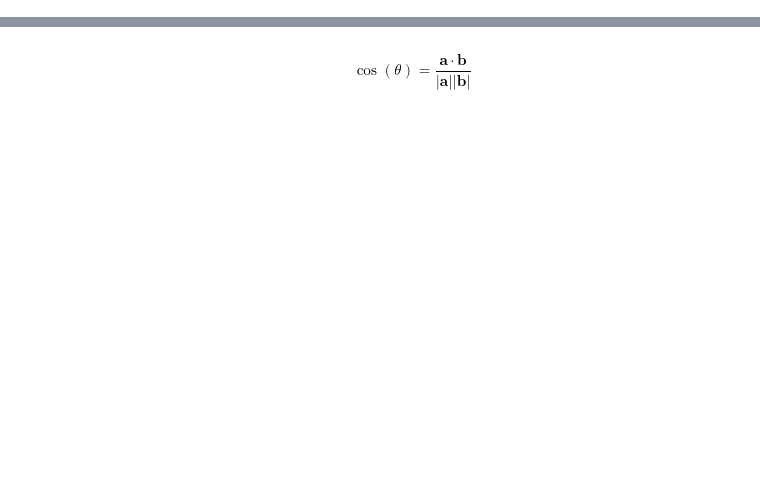
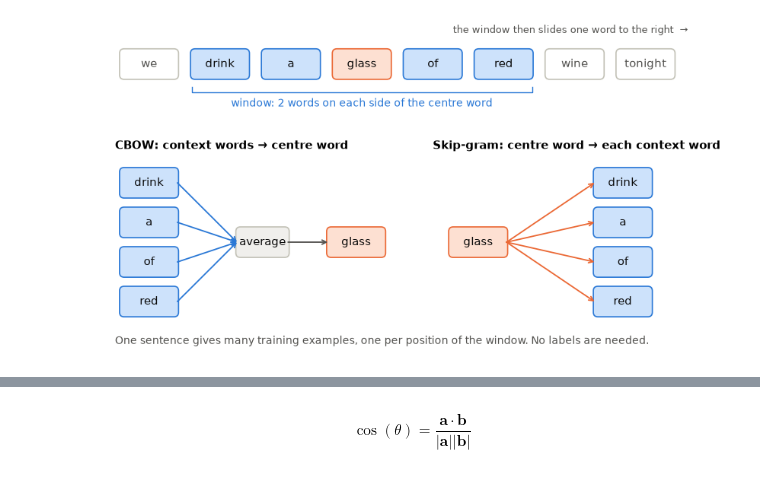
Before and after one commit to Andrian0s/ML4NLP1-2026-Tutorial-Notebooks, a Jupyter notebook: tutorials_notebooks_in_class_2026/W06_similarity_analogy.ipynb, the cells around one changed output, grey strips where cells are left out. Cells and saved outputs as stored; diff of their text form; code cells hidden in the pictures; blank space fills up the shorter version.

```diff
--- a/tutorials_notebooks_in_class_2026/W06_similarity_analogy.ipynb
+++ b/tutorials_notebooks_in_class_2026/W06_similarity_analogy.ipynb
@@ -206,0 +69,51 @@ def plot_vectors(words, embed):
+# %%
+# @title Diagram: training examples for word2vec
+from matplotlib.patches import FancyBboxPatch
+
+def word_box(ax, x, y, text, kind='other', w=1.0, h=0.5):
+    face, edge, color = {'center': ('#fde0d2', '#eb6834', '#0b0b0b'), 'context': ('#cde2fb', '#2a78d6', '#0b0b0b'),
+                         'other': ('white', '#c3c2b7', '#52514e'), 'op': ('#f0efec', '#c3c2b7', '#0b0b0b')}[kind]
+    ax.add_patch(FancyBboxPatch((x - w / 2, y - h / 2), w, h, boxstyle='round,pad=0.02,rounding_size=0.08',
+                                facecolor=face, edgecolor=edge, lw=1.2))
+    ax.text(x, y, text, ha='center', va='center', color=color, fontsize=11)
+
+def arrow(ax, start, end, color='#52514e'):
+    ax.annotate('', xy=end, xytext=start, arrowprops=dict(arrowstyle='->', color=color, lw=1.3, shrinkA=0, shrinkB=0))
+
+tokens = ['we', 'drink', 'a', 'glass', 'of', 'red', 'wine', 'tonight']
+center, window = 3, 2
+fig, ax = plt.subplots(figsize=(10, 5.6))
+ax.set_xlim(-0.2, 10.2)
+ax.set_ylim(-0.4, 5.4)
+ax.axis('off')
+
+# the sentence with a window of +-2 around the centre word
+for i, token in enumerate(tokens):
+    kind = 'center' if i == center else 'context' if abs(i - center) <= window else 'other'
+    word_box(ax, 0.6 + i * 1.25, 4.7, token, kind)
+x_left, x_right = 0.6 + (center - window) * 1.25 - 0.5, 0.6 + (center + window) * 1.25 + 0.5
+ax.plot([x_left, x_left, x_right, x_right], [4.3, 4.2, 4.2, 4.3], color='#2a78d6', lw=1)
+ax.text((x_left + x_right) / 2, 3.95, 'window: 2 words on each side of the centre word', ha='center', color='#2a78d6')
+ax.text(10.1, 5.25, 'the window then slides one word to the right  →', ha='right', color='#52514e', fontsize=9)
+
+context = [tokens[i] for i in range(center - window, center + window + 1) if i != center]
+# CBOW: context words -> average -> centre word
+ax.text(0.0, 3.2, 'CBOW: context words → centre word', fontsize=11, fontweight='bold')
+ys = [2.6, 1.9, 1.2, 0.5]
+for y, token in zip(ys, context):
+    word_box(ax, 0.6, y, token, 'context')
+    arrow(ax, (1.1, y), (2.15, 1.55), '#2a78d6')
+word_box(ax, 2.6, 1.55, 'average', 'op', w=0.9)
+arrow(ax, (3.05, 1.55), (3.75, 1.55))
+word_box(ax, 4.25, 1.55, tokens[center], 'center')
+
+# skip-gram: centre word -> each context word separately
+ax.text(5.6, 3.2, 'Skip-gram: centre word → each context word', fontsize=11, fontweight='bold')
+word_box(ax, 6.4, 1.55, tokens[center], 'center')
+for y, token in zip(ys, context):
+    arrow(ax, (6.9, 1.55), (8.45, y), '#eb6834')
+    word_box(ax, 8.95, y, token, 'context')
+ax.text(0.0, -0.25, 'One sentence gives many training examples, one per position of the window. No labels are needed.', color='#52514e')
+plt.show()
+# %% [output]
+[figure, added]
```
Also changed, not shown: parts of 111 cells of this notebook.
